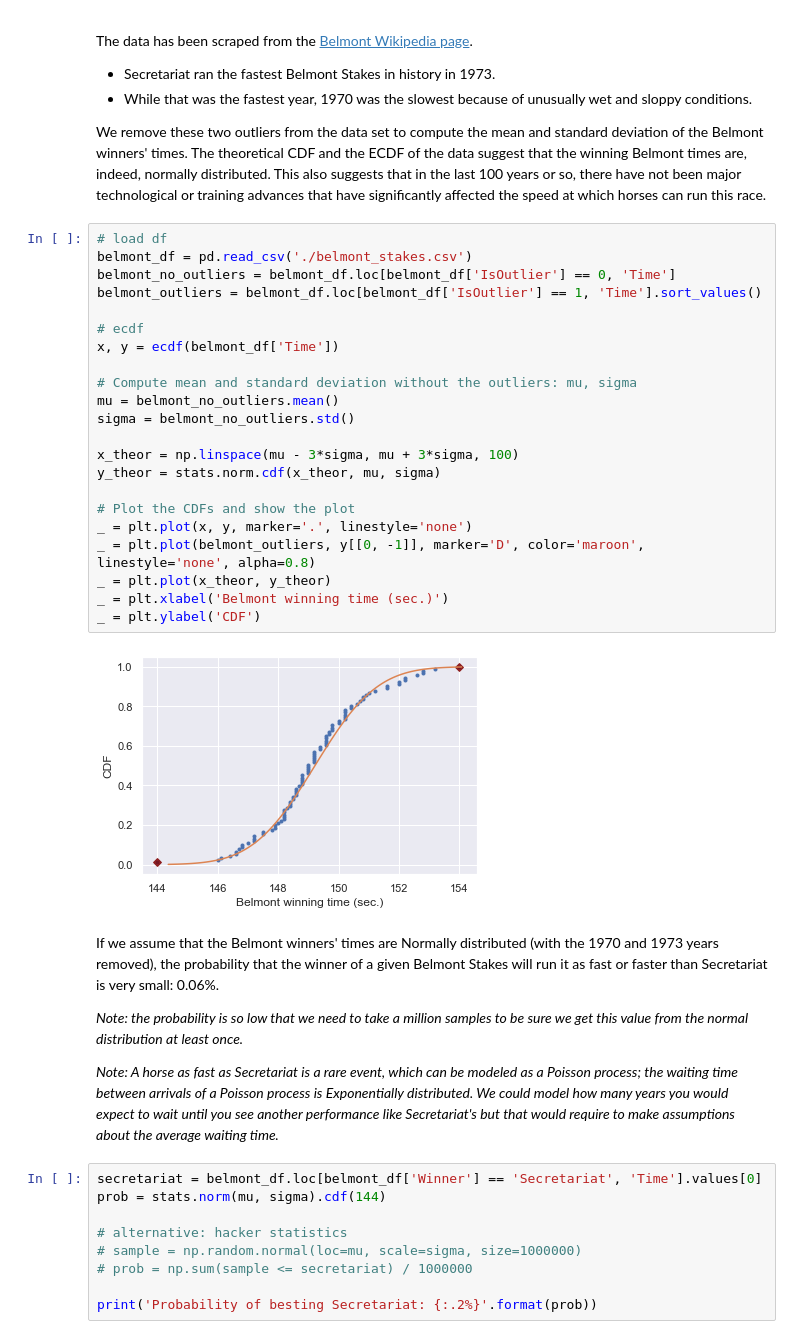
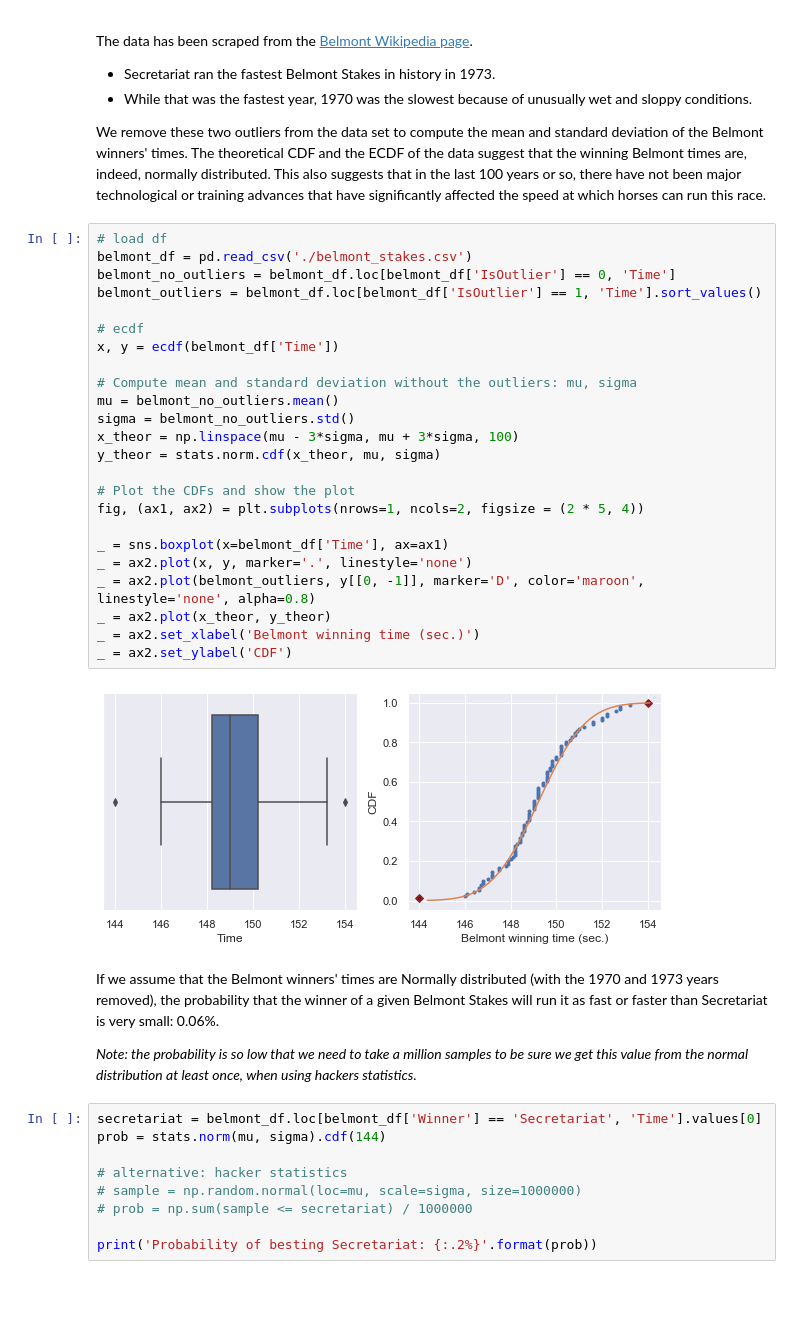
Before and after one commit to sebastienplat/sebastienplat.github.io, a Jupyter notebook: _posts_notebooks/data_science_101/HypTesting2.ipynb, the cells around one changed output. Drawn from its saved outputs; the diff is of its cells as text; blank space fills up the shorter version.

```diff
--- a/_posts_notebooks/data_science_101/HypTesting2.ipynb
+++ b/_posts_notebooks/data_science_101/HypTesting2.ipynb
@@ -219,33 +286,33 @@ We remove these two outliers from the data set to compute the mean and standard
 # %%
 # load df
 belmont_df = pd.read_csv('./belmont_stakes.csv')
 belmont_no_outliers = belmont_df.loc[belmont_df['IsOutlier'] == 0, 'Time']
 belmont_outliers = belmont_df.loc[belmont_df['IsOutlier'] == 1, 'Time'].sort_values()
 
 # ecdf
 x, y = ecdf(belmont_df['Time'])
 
 # Compute mean and standard deviation without the outliers: mu, sigma
 mu = belmont_no_outliers.mean()
 sigma = belmont_no_outliers.std()
-
 x_theor = np.linspace(mu - 3*sigma, mu + 3*sigma, 100)
 y_theor = stats.norm.cdf(x_theor, mu, sigma)
 
 # Plot the CDFs and show the plot
-_ = plt.plot(x, y, marker='.', linestyle='none')
-_ = plt.plot(belmont_outliers, y[[0, -1]], marker='D', color='maroon', linestyle='none', alpha=0.8)
-_ = plt.plot(x_theor, y_theor)
-_ = plt.xlabel('Belmont winning time (sec.)')
-_ = plt.ylabel('CDF')
+fig, (ax1, ax2) = plt.subplots(nrows=1, ncols=2, figsize = (2 * 5, 4))
+
+_ = sns.boxplot(x=belmont_df['Time'], ax=ax1)
+_ = ax2.plot(x, y, marker='.', linestyle='none')
+_ = ax2.plot(belmont_outliers, y[[0, -1]], marker='D', color='maroon', linestyle='none', alpha=0.8)
+_ = ax2.plot(x_theor, y_theor)
+_ = ax2.set_xlabel('Belmont winning time (sec.)')
+_ = ax2.set_ylabel('CDF')
 # %% [output]
-[figure, old version]
+[figure, new version]
 # %% [markdown]
 If we assume that the Belmont winners' times are Normally distributed (with the 1970 and 1973 years removed), the probability that the winner of a given Belmont Stakes will run it as fast or faster than Secretariat is very small: 0.06%.
 
-_Note: the probability is so low that we need to take a million samples to be sure we get this value from the normal distribution at least once._
-
-_Note: A horse as fast as Secretariat is a rare event, which can be modeled as a Poisson process; the waiting time between arrivals of a Poisson process is Exponentially distributed. We could model how many years you would expect to wait until you see another performance like Secretariat's but that would require to make assumptions about the average waiting time._
+_Note: the probability is so low that we need to take a million samples to be sure we get this value from the normal distribution at least once, when using hackers statistics._
 # %%
 secretariat = belmont_df.loc[belmont_df['Winner'] == 'Secretariat', 'Time'].values[0]
 prob = stats.norm(mu, sigma).cdf(144)
```
Also changed, not shown: parts of 5 cells of this notebook.
